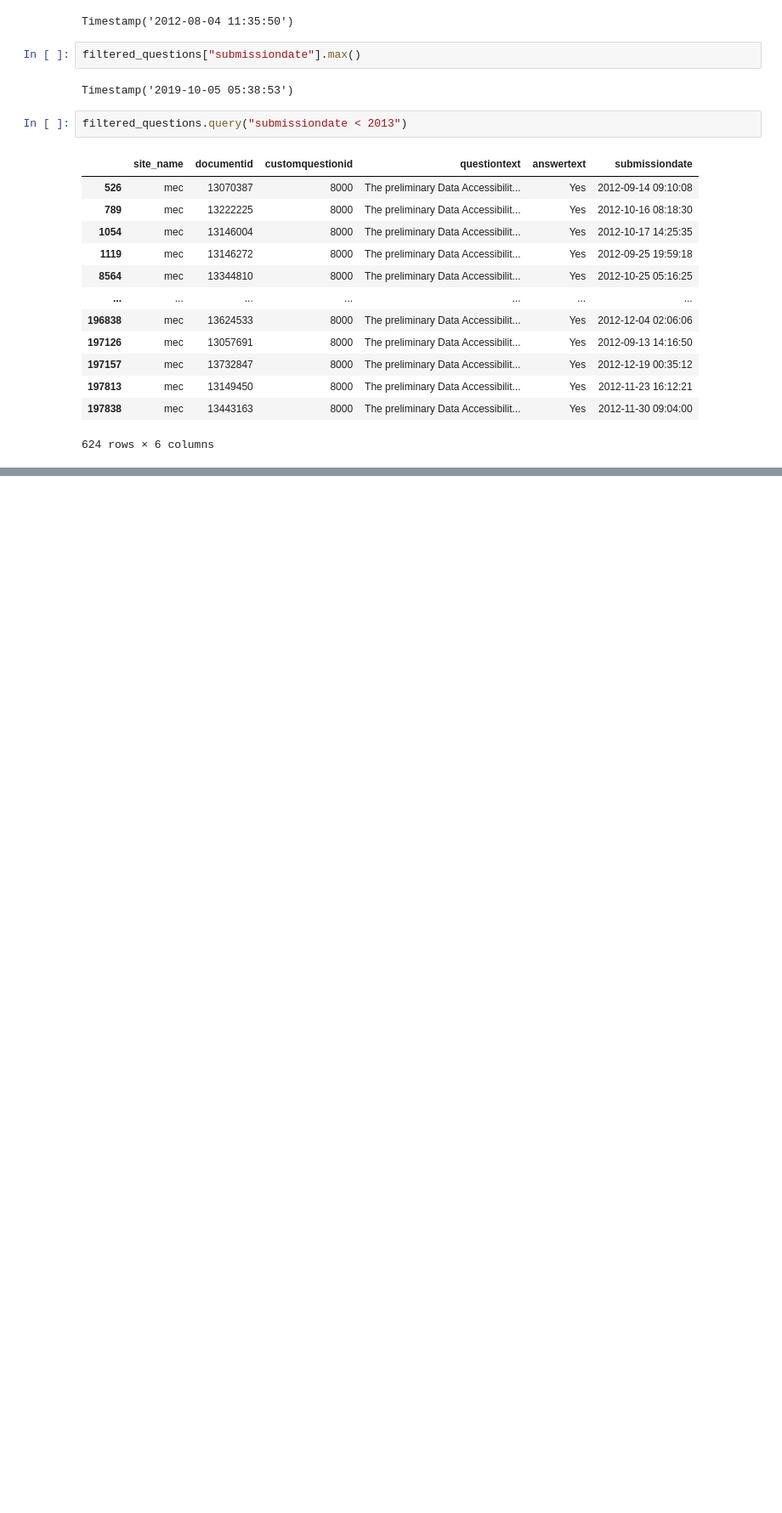
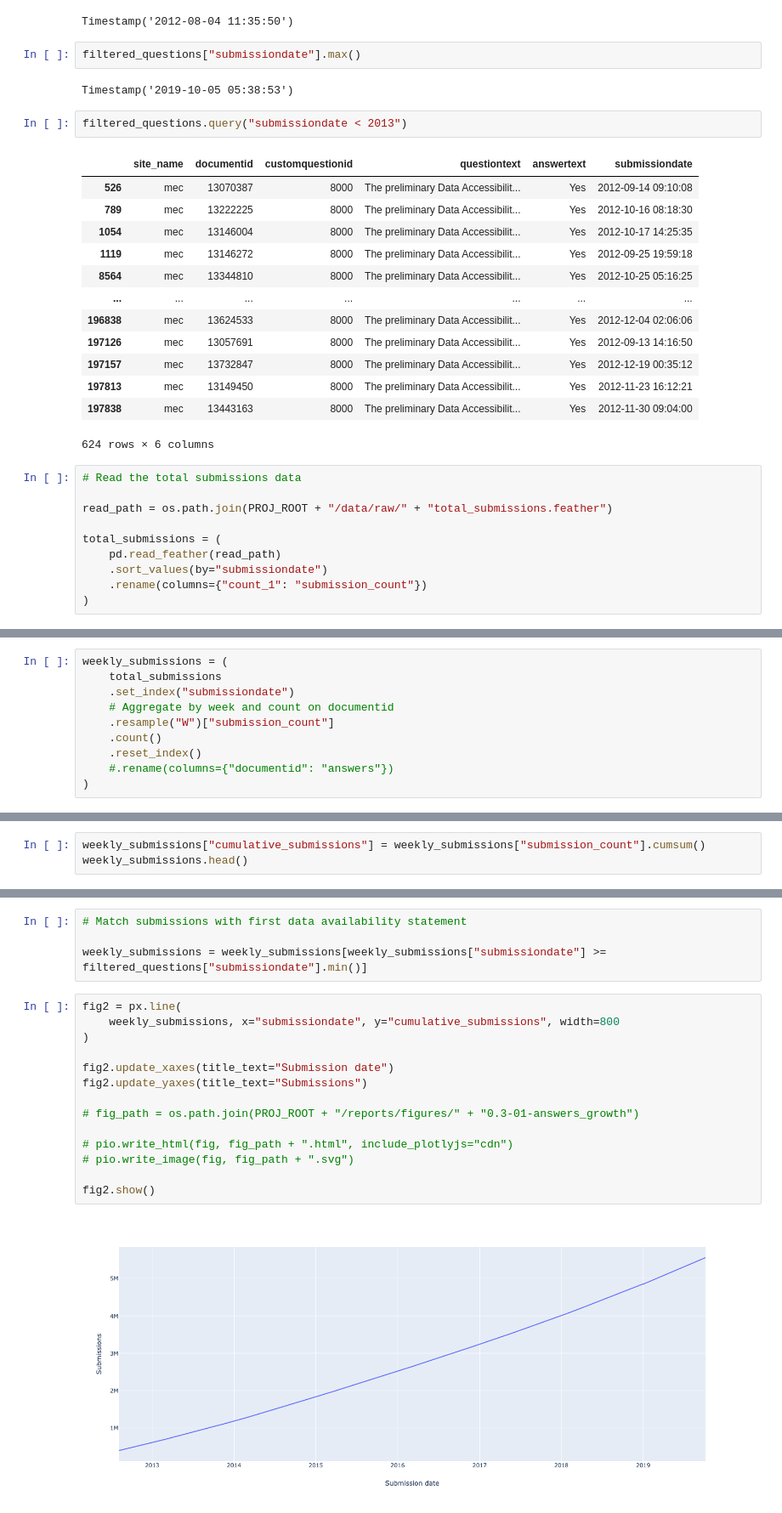
Before and after one commit to DWFlanagan/data-availability-statements, a Jupyter notebook: notebooks/0.3-DWFlanagan-EDA.ipynb, the cells around one changed output, grey strips where cells are left out. Shown at 85% size. Cells and saved outputs as stored; diff of their text form; blank space fills up the shorter version.

```diff
--- a/notebooks/0.3-DWFlanagan-EDA.ipynb
+++ b/notebooks/0.3-DWFlanagan-EDA.ipynb
@@ -166,3 +167,13 @@ filtered_questions.query("submissiondate < 2013")
 | 197813 | mec | 13149450 | 8000 | The preliminary Data Accessibilit... | Yes | 2012-11-23 16:12:21 |
 | 197838 | mec | 13443163 | 8000 | The preliminary Data Accessibilit... | Yes | 2012-11-30 09:04:00 |
 624 rows × 6 columns
+# %%
+# Read the total submissions data
+
+read_path = os.path.join(PROJ_ROOT + "/data/raw/" + "total_submissions.feather")
+
+total_submissions = (
+    pd.read_feather(read_path)
+    .sort_values(by="submissiondate")
+    .rename(columns={"count_1": "submission_count"})
+)
@@ -168,0 +199,10 @@ filtered_questions.query("submissiondate < 2013")
+# %%
+weekly_submissions = (
+    total_submissions
+    .set_index("submissiondate")
+    # Aggregate by week and count on documentid
+    .resample("W")["submission_count"]
+    .count()
+    .reset_index()
+    #.rename(columns={"documentid": "answers"})
+)
@@ -168,0 +218,3 @@ filtered_questions.query("submissiondate < 2013")
+# %%
+weekly_submissions["cumulative_submissions"] = weekly_submissions["submission_count"].cumsum()
+weekly_submissions.head()
@@ -168,0 +228,20 @@ filtered_questions.query("submissiondate < 2013")
+# %%
+# Match submissions with first data availability statement
+
+weekly_submissions = weekly_submissions[weekly_submissions["submissiondate"] >= filtered_questions["submissiondate"].min()]
+# %%
+fig2 = px.line(
+    weekly_submissions, x="submissiondate", y="cumulative_submissions", width=800
+)
+
+fig2.update_xaxes(title_text="Submission date")
+fig2.update_yaxes(title_text="Submissions")
+
+# fig_path = os.path.join(PROJ_ROOT + "/reports/figures/" + "0.3-01-answers_growth")
+
+# pio.write_html(fig, fig_path + ".html", include_plotlyjs="cdn")
+# pio.write_image(fig, fig_path + ".svg")
+
+fig2.show()
+# %% [output]
+[figure, added]
```
Also changed, not shown: parts of 7 cells of this notebook, 4 other files.
